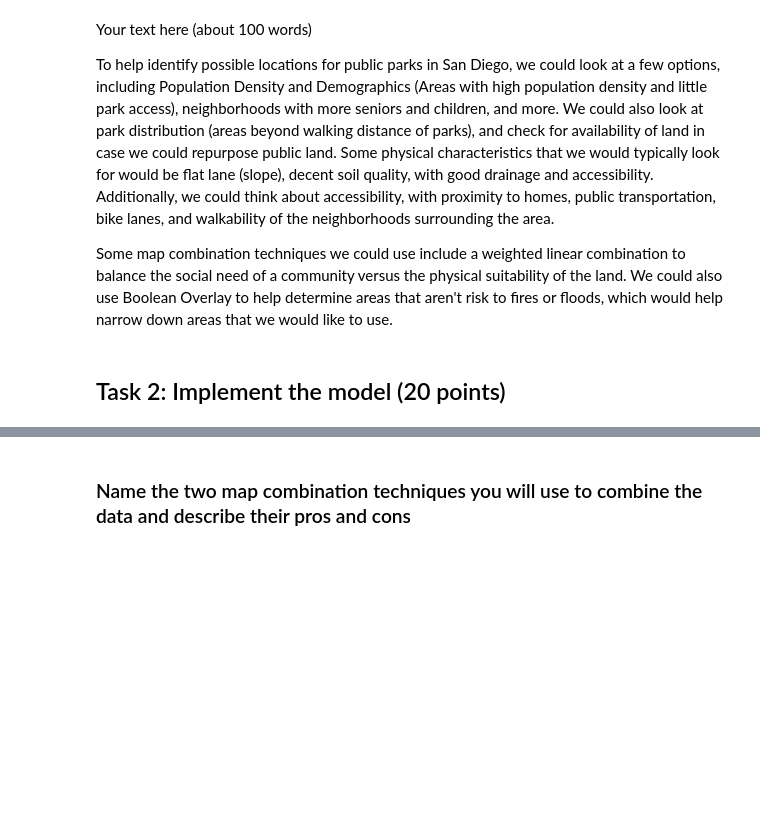
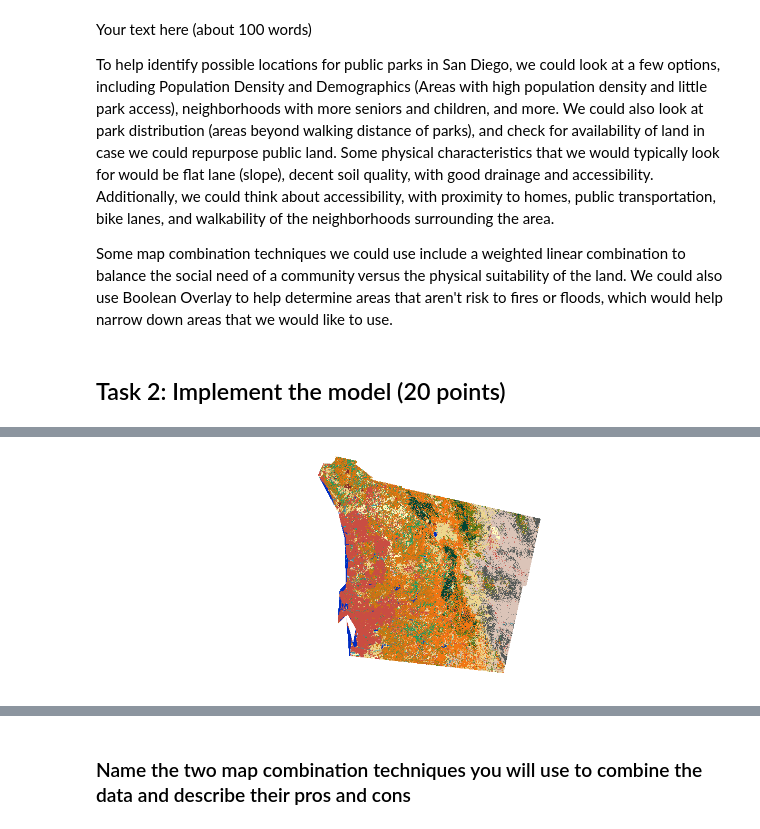
Before and after one commit to kev374k/dsc170_mp4, a Jupyter notebook: MP4.ipynb, the cells around one changed output, grey strips where cells are left out. Cells and saved outputs as stored; diff of their text form; code cells hidden in the pictures; blank space fills up the shorter version.

```diff
--- a/MP4.ipynb
+++ b/MP4.ipynb
@@ -154,3 +194,7 @@ Map(center=[3899047.926834046, -12998800.702954108], extent={'xmin': -13068598.0
+# %%
+sd_lcg
+# %% [output]
+[figure, added]
 # %%
 # Create the Slope Layer from Elevation
 slope_lyr = slope(dem=sd_elev, slope_type='DEGREE', z_factor=10)
```
Also changed, not shown: parts of 31 cells of this notebook.
